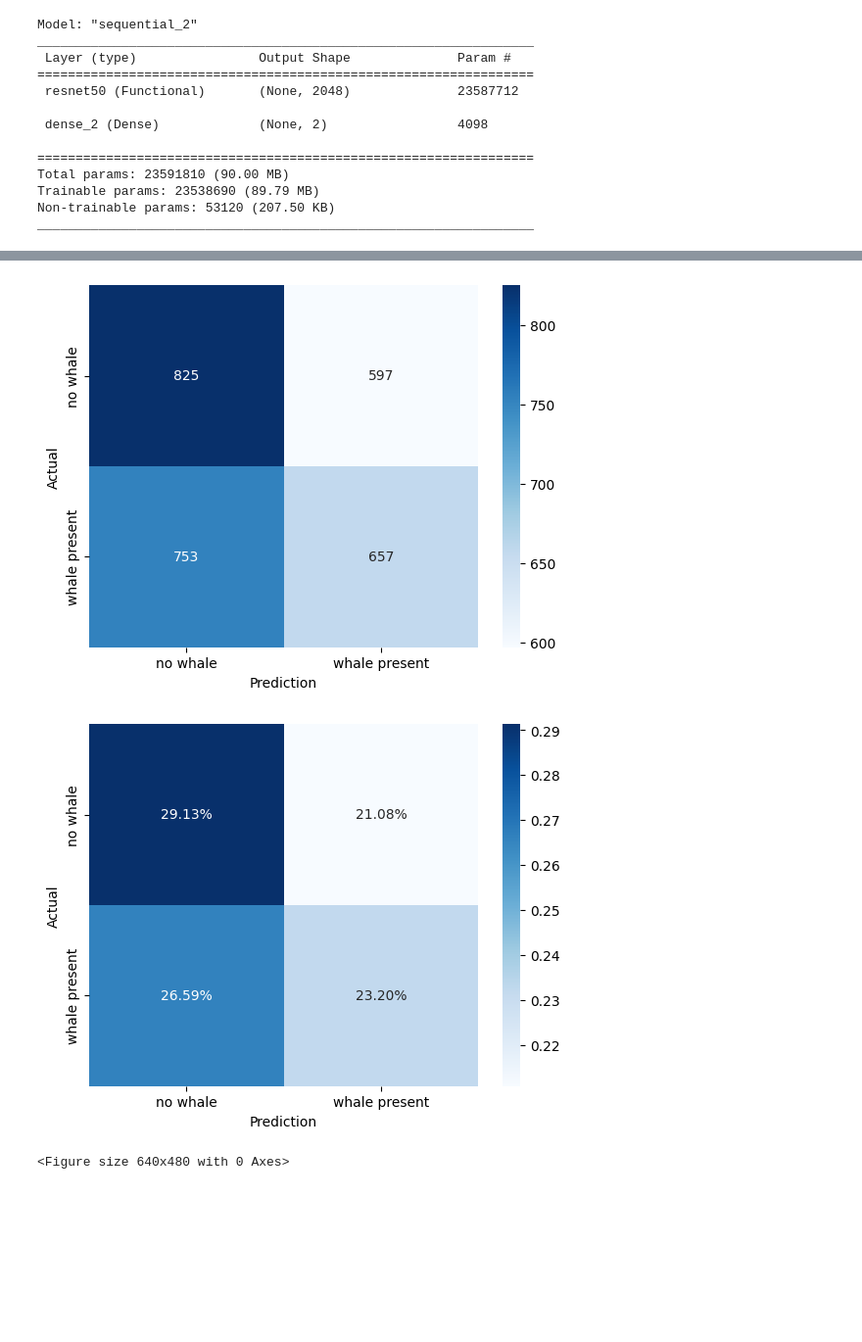
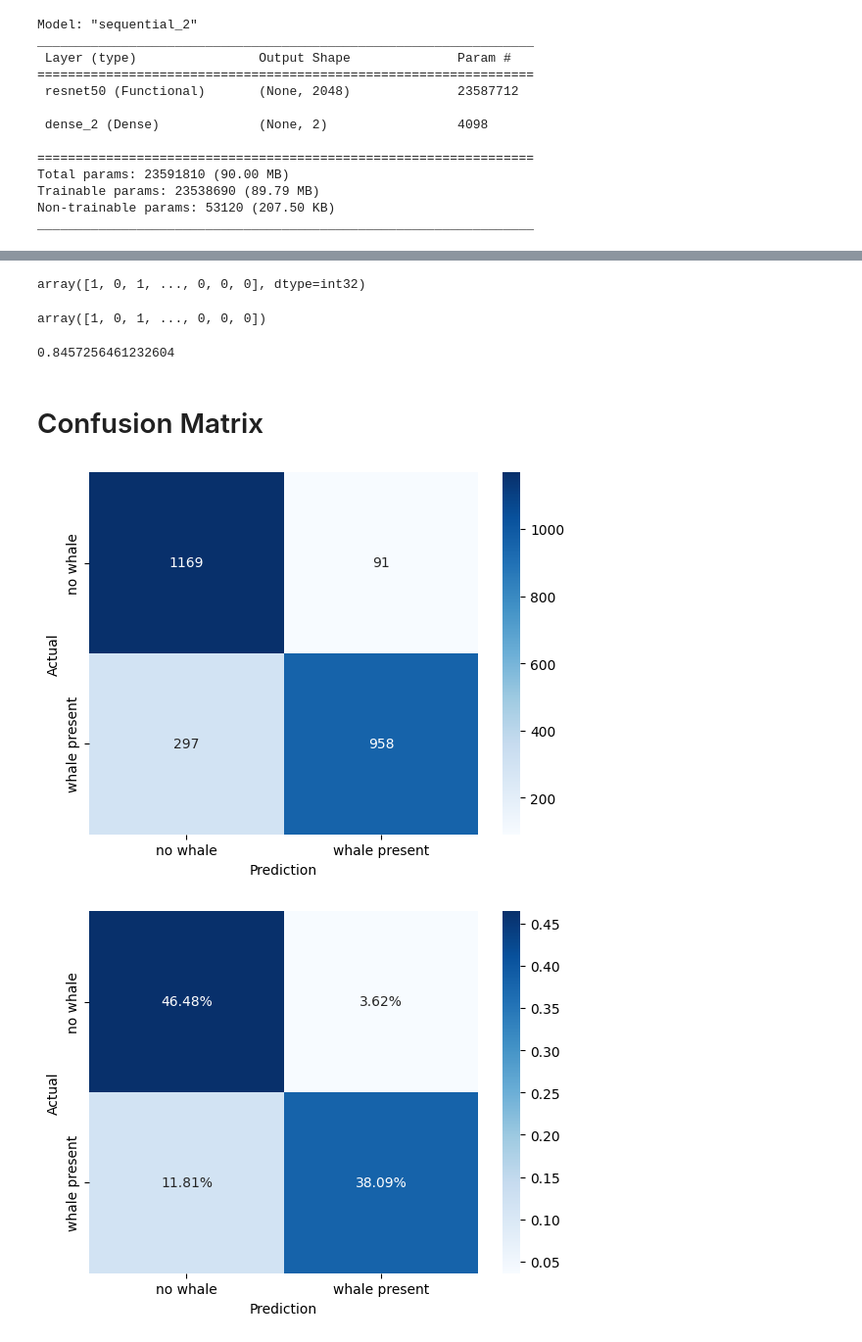
Before and after one commit to levshuster/whale-detection, a Jupyter notebook: models/resnet/test_model.ipynb, the cells around one changed output, grey strips where cells are left out. Shown: that part at 98% size. Cells and saved outputs as stored; diff of their text form; code cells hidden in the pictures; blank space fills up the shorter version.

Commit message:
fixed confusion matrix

```diff
--- a/models/resnet/test_model.ipynb
+++ b/models/resnet/test_model.ipynb
@@ -71,40 +43,79 @@ sum([3521,  999])
+# %%
+import numpy as np
+import tensorflow as tf
+from tqdm import tqdm
+predictions = []
+labels = []
+for x, y in tqdm(total_set):
+	# if len(predictions) > 3:
+	# 	break
+	predictions.append(
+		custom_model.predict(
+			x,
+			verbose=0
+		)
+	)
+	labels.append(y)
+# %%
+labels_1d = []
+for label in labels:
+	labels_1d.extend(label.numpy())
+labels_1d = np.array(labels_1d)
+labels_1d
+# %% [output]
+array([1, 0, 1, ..., 0, 0, 0], dtype=int32)
+# %%
+predictions_1d = []
+for prediction in predictions:
+	for p in prediction:
+		predictions_1d.append(p)
+predictions_1d  = np.argmax(predictions_1d, axis=1)
+predictions_1d
+# %% [output]
+array([1, 0, 1, ..., 0, 0, 0])
+# %%
+accuracy = np.mean(predictions_1d == labels_1d)
+accuracy
+# %% [output]
+0.8457256461232604
+# %% [markdown]
+# Confusion Matrix
 # %%
 # Generate Matrix
 
 import seaborn as sns
 import matplotlib.pyplot as plt
 from sklearn.metrics import confusion_matrix
 import numpy as np
 
-cf_matrix = confusion_matrix(y_true, y_pred)[::-1]
+cf_matrix = confusion_matrix(labels_1d, predictions_1d)#[::-1]
 
 sns.heatmap(
 	cf_matrix,
 	annot=True,
 	fmt='d',
-	xticklabels=testing_set.class_names,
-	yticklabels=testing_set.class_names,
+	xticklabels=total_set.class_names,
+	yticklabels=total_set.class_names,
 	cmap='Blues'
 ).set(
 	xlabel='Prediction',
 	ylabel='Actual'
 )
 plt.show()
 
 sns.heatmap(
 	cf_matrix/np.sum(cf_matrix),
 	annot=True,
 	fmt='.2%',
-	xticklabels=testing_set.class_names,
-	yticklabels=testing_set.class_names,
+	xticklabels=total_set.class_names,
+	yticklabels=total_set.class_names,
 	cmap='Blues'
 ).set(
 	xlabel='Prediction',
 	ylabel='Actual'
 )
-plt.savefig(file_name+'-confusion_matrix.png')
+plt.savefig(file_name+'-training-confusion_matrix-onrandominf0.8training.png')
 plt.show()
 # %% [output]
-[figure, old version]
+[figure, new version]
-[figure, old version]
+[figure, new version]
-<Figure size 640x480 with 0 Axes>
```
Also changed, not shown: parts of 9 cells of this notebook, 4 other files.
